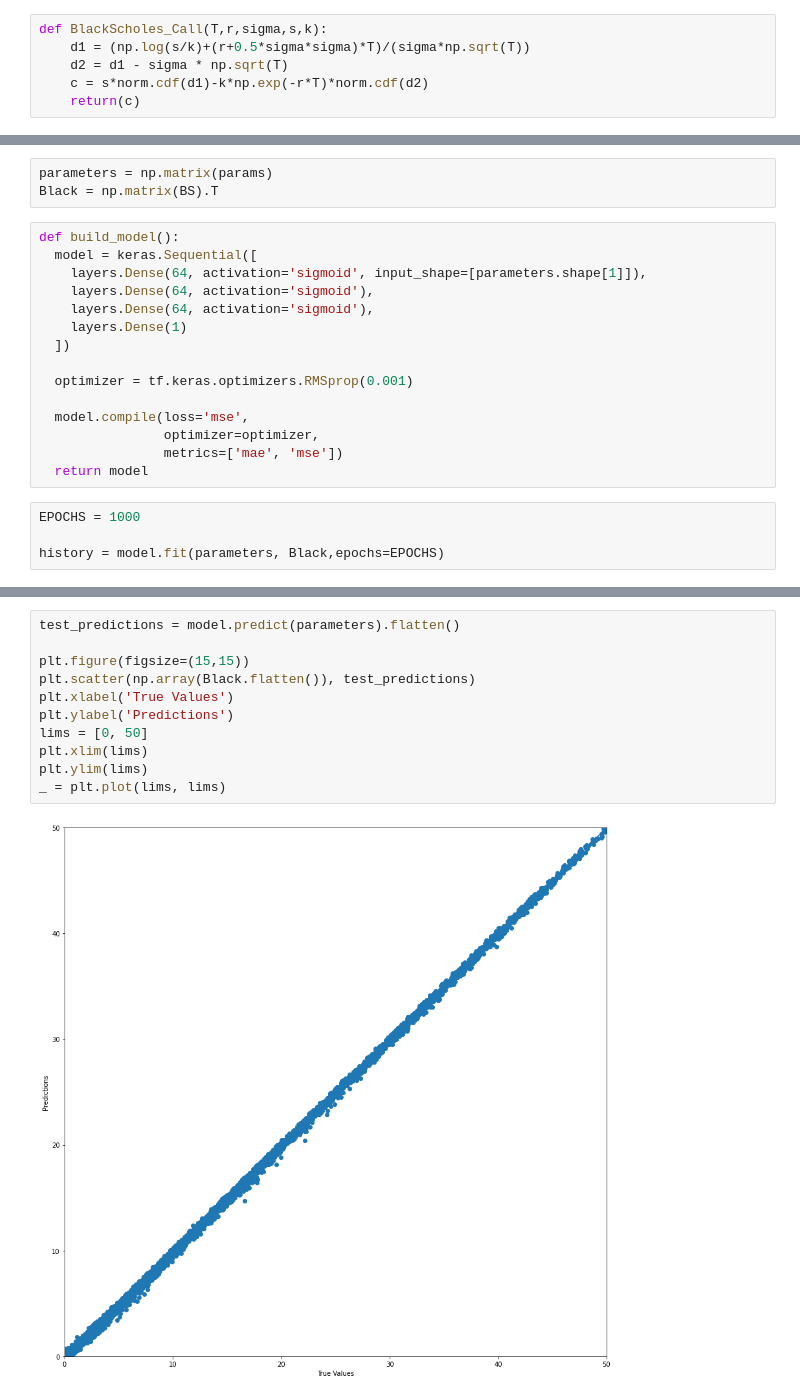
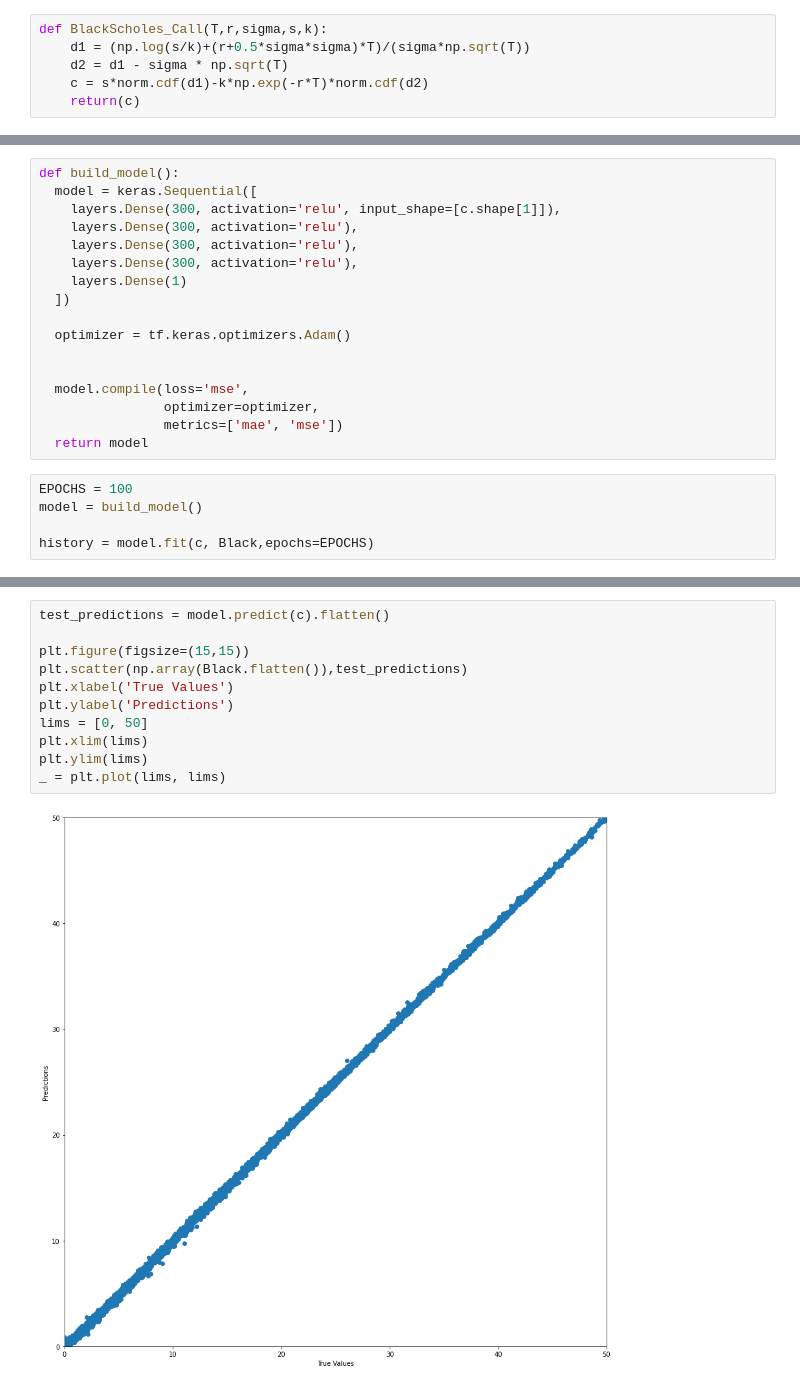
Before and after one commit to Claudio911015/DEEPSDE, a Jupyter notebook: BlackScholes.ipynb, the cells around one changed output, grey strips where cells are left out. Saved outputs shown, nothing was run; the diff lists cells and outputs as text.

```diff
--- a/BlackScholes.ipynb
+++ b/BlackScholes.ipynb
@@ -35,23 +42,23 @@ for i in range(100000):
-# %%
-parameters = np.matrix(params)
-Black = np.matrix(BS).T
 # %%
 def build_model():
   model = keras.Sequential([
-    layers.Dense(64, activation='sigmoid', input_shape=[parameters.shape[1]]),
-    layers.Dense(64, activation='sigmoid'),
-    layers.Dense(64, activation='sigmoid'),
+    layers.Dense(300, activation='relu', input_shape=[c.shape[1]]),
+    layers.Dense(300, activation='relu'),
+    layers.Dense(300, activation='relu'),
+    layers.Dense(300, activation='relu'),
     layers.Dense(1)
   ])
 
-  optimizer = tf.keras.optimizers.RMSprop(0.001)
+  optimizer = tf.keras.optimizers.Adam()
+
 
   model.compile(loss='mse',
                 optimizer=optimizer,
                 metrics=['mae', 'mse'])
   return model
 # %%
-EPOCHS = 1000
+EPOCHS = 100
+model = build_model()
 
-history = model.fit(parameters, Black,epochs=EPOCHS)
+history = model.fit(c, Black,epochs=EPOCHS)
 # %% [output]
@@ -75,13 +82,13 @@ Epoch 1000/1000
 # %%
-test_predictions = model.predict(parameters).flatten()
+test_predictions = model.predict(c).flatten()
 
 plt.figure(figsize=(15,15))
-plt.scatter(np.array(Black.flatten()), test_predictions)
+plt.scatter(np.array(Black.flatten()),test_predictions)
 plt.xlabel('True Values')
 plt.ylabel('Predictions')
 lims = [0, 50]
 plt.xlim(lims)
 plt.ylim(lims)
 _ = plt.plot(lims, lims)
 # %% [output]
-[figure, old version]
+[figure, new version]
```
Also changed, not shown: parts of 6 cells of this notebook.
